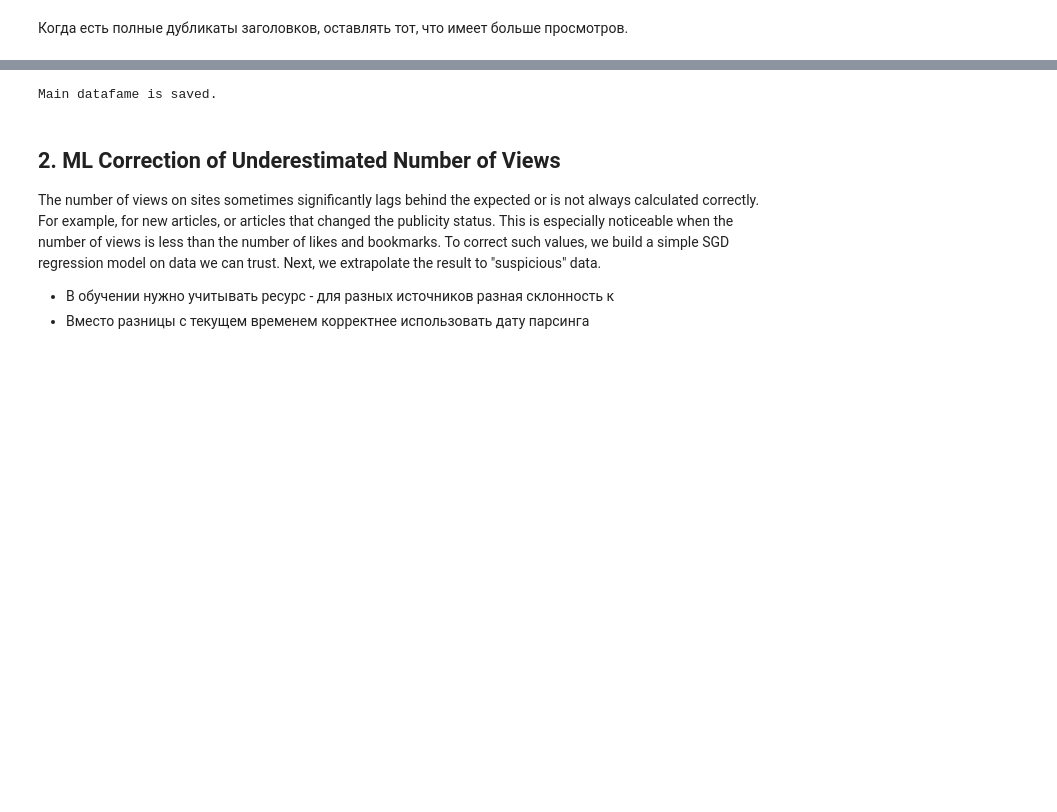
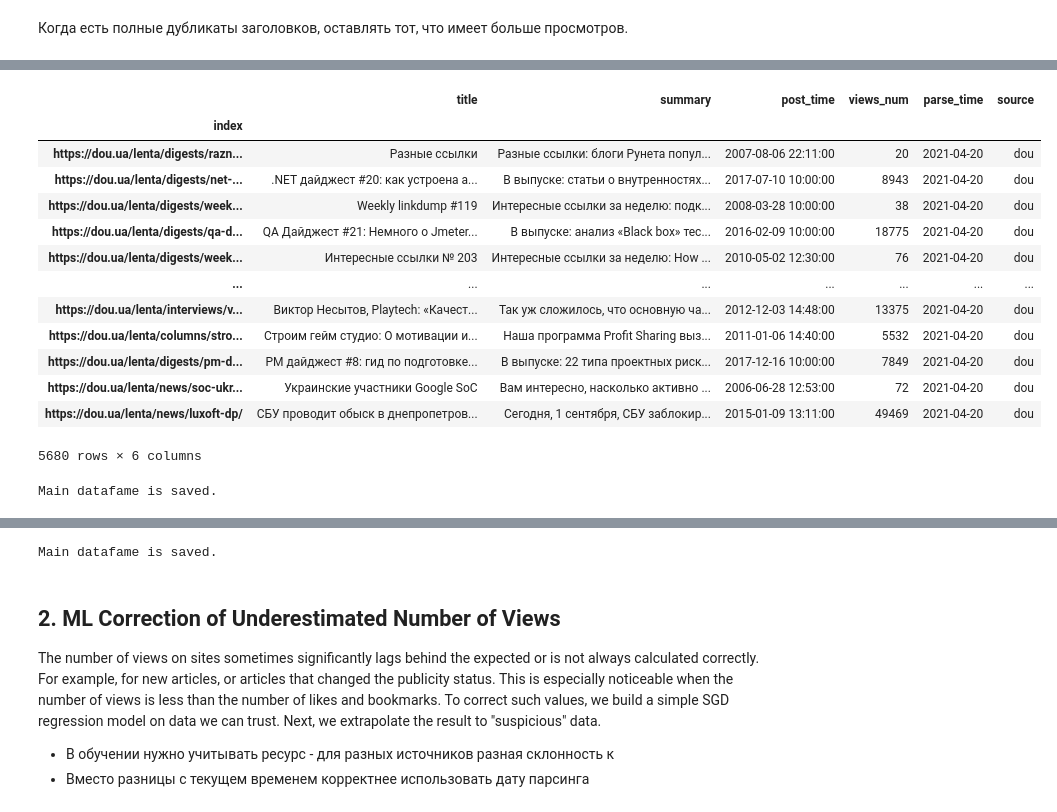
Before and after one commit to matyushkin/title, a Jupyter notebook: model/preparation.ipynb, the cells around one changed output, grey strips where cells are left out. Saved outputs shown, nothing was run; the diff lists cells and outputs as text; code cells hidden in the pictures; blank space fills up the shorter version.

```diff
--- a/model/preparation.ipynb
+++ b/model/preparation.ipynb
@@ -194,0 +180,34 @@ pd.concat([df, df_tmp])
+# %%
+def read_dou():
+    d = pd.read_csv(f'{DATASETS_PATH}/dou.csv')
+    d = d.drop(columns=['web-scraper-order', 'web-scraper-start-url'])
+    d = d.rename(columns={'title-href':'index'}).set_index('index')
+    d.views_num = d.views_num.apply(lambda x: int(''.join(filter(str.isdigit, str(x)))))
+    d = d.drop_duplicates(keep='last')
+    d['post_time'] = pd.to_datetime(d['post_time'].apply(rus_date_str_to_datetime))
+    d['parse_time'] = pd.to_datetime('today').date()
+    d['lang'] = d.apply(lambda x: detect(x.title + x.summary), axis=1)
+    d = d[d.lang == 'ru'].drop(columns=['lang'])
+    d['source'] = 'dou'
+    return d
+
+read_dou()
+# %% [output]
+|  | title | summary | post_time | views_num | parse_time | source |
+| index |  |  |  |  |  |  |
+| https://dou.ua/lenta/digests/razn... | Разные ссылки | Разные ссылки: блоги Рунета попул... | 2007-08-06 22:11:00 | 20 | 2021-04-20 | dou |
+| https://dou.ua/lenta/digests/net-... | .NET дайджест #20: как устроена а... | В выпуске: статьи о внутренностях... | 2017-07-10 10:00:00 | 8943 | 2021-04-20 | dou |
+| https://dou.ua/lenta/digests/week... | Weekly linkdump #119 | Интересные ссылки за неделю: подк... | 2008-03-28 10:00:00 | 38 | 2021-04-20 | dou |
+| https://dou.ua/lenta/digests/qa-d... | QA Дайджест #21: Немного о Jmeter... | В выпуске: анализ «Black box» тес... | 2016-02-09 10:00:00 | 18775 | 2021-04-20 | dou |
+| https://dou.ua/lenta/digests/week... | Интересные ссылки № 203 | Интересные ссылки за неделю: How ... | 2010-05-02 12:30:00 | 76 | 2021-04-20 | dou |
+| ... | ... | ... | ... | ... | ... | ... |
+| https://dou.ua/lenta/interviews/v... | Виктор Несытов, Playtech: «Качест... | Так уж сложилось, что основную ча... | 2012-12-03 14:48:00 | 13375 | 2021-04-20 | dou |
+| https://dou.ua/lenta/columns/stro... | Строим гейм студио: О мотивации и... | Наша программа Profit Sharing выз... | 2011-01-06 14:40:00 | 5532 | 2021-04-20 | dou |
+| https://dou.ua/lenta/digests/pm-d... | PM дайджест #8: гид по подготовке... | В выпуске: 22 типа проектных риск... | 2017-12-16 10:00:00 | 7849 | 2021-04-20 | dou |
+| https://dou.ua/lenta/news/soc-ukr... | Украинские участники Google SoC | Вам интересно, насколько активно ... | 2006-06-28 12:53:00 | 72 | 2021-04-20 | dou |
+| https://dou.ua/lenta/news/luxoft-dp/ | СБУ проводит обыск в днепропетров... | Сегодня, 1 сентября, СБУ заблокир... | 2015-01-09 13:11:00 | 49469 | 2021-04-20 | dou |
+5680 rows × 6 columns
+# %%
+write_df(pd.concat([df, d]))
+# %% [output]
+Main datafame is saved.
```
Also changed, not shown: parts of 29 cells of this notebook, 14 other files.
